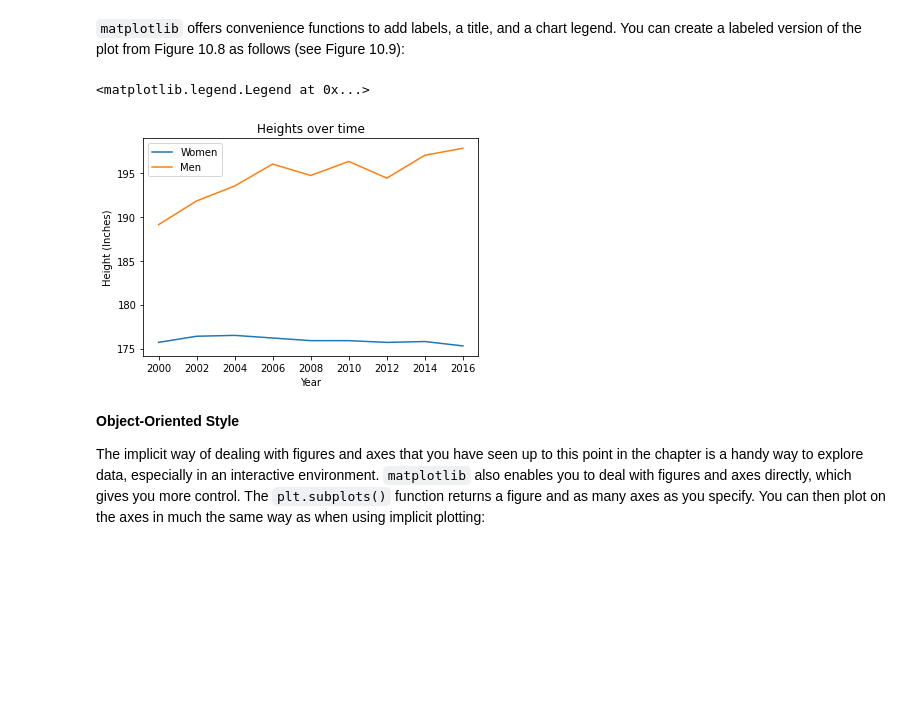
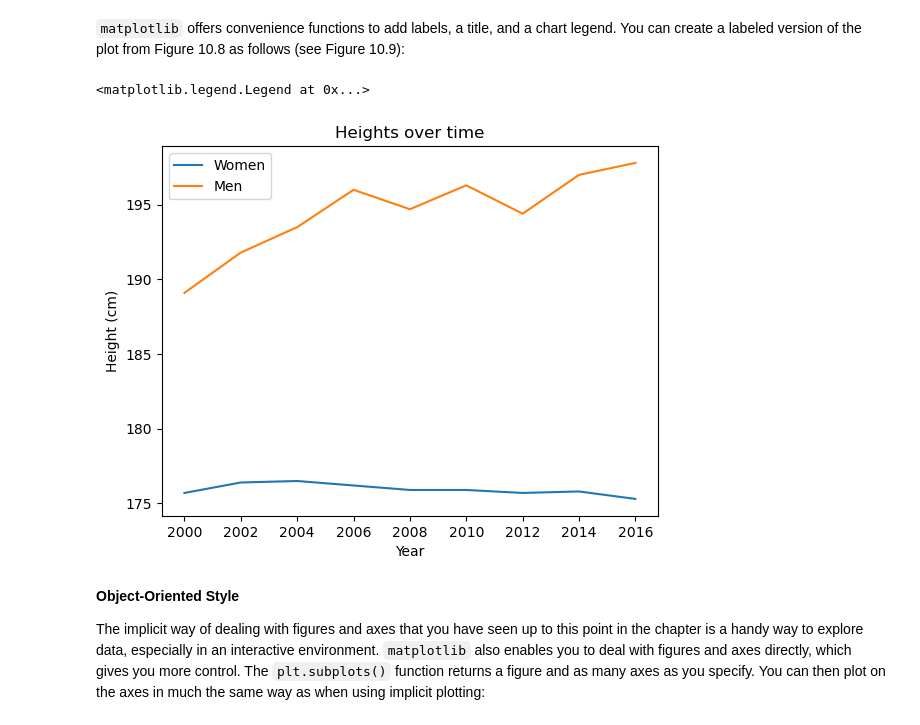
Before and after one commit to ExxetaMAydinbas/data-science-mit-python, a Jupyter notebook: Kursmaterial/03_matplotlib.ipynb, the cells around one changed output. Saved outputs shown, nothing was run; the diff lists cells and outputs as text; code cells hidden in the pictures; blank space fills up the shorter version.

```diff
--- a/Kursmaterial/03_matplotlib.ipynb
+++ b/Kursmaterial/03_matplotlib.ipynb
@@ -191,13 +236,13 @@ plt.plot('Years', 'Women', 'Men', data=heights_df)
 # %%
 plt.plot('Years', 'Women', 'Men', data=heights_df)
 
 plt.xlabel('Year')
-plt.ylabel('Height (Inches)')
+plt.ylabel('Height (cm)')
 plt.title("Heights over time")
 plt.legend(['Women', 'Men'])
 # %% [output]
 <matplotlib.legend.Legend at 0x...>
-[figure, old version]
+[figure, new version]
 # %% [markdown]
 **Object-Oriented Style**
 
```
Also changed, not shown: parts of 30 cells of this notebook, 5 other files.
